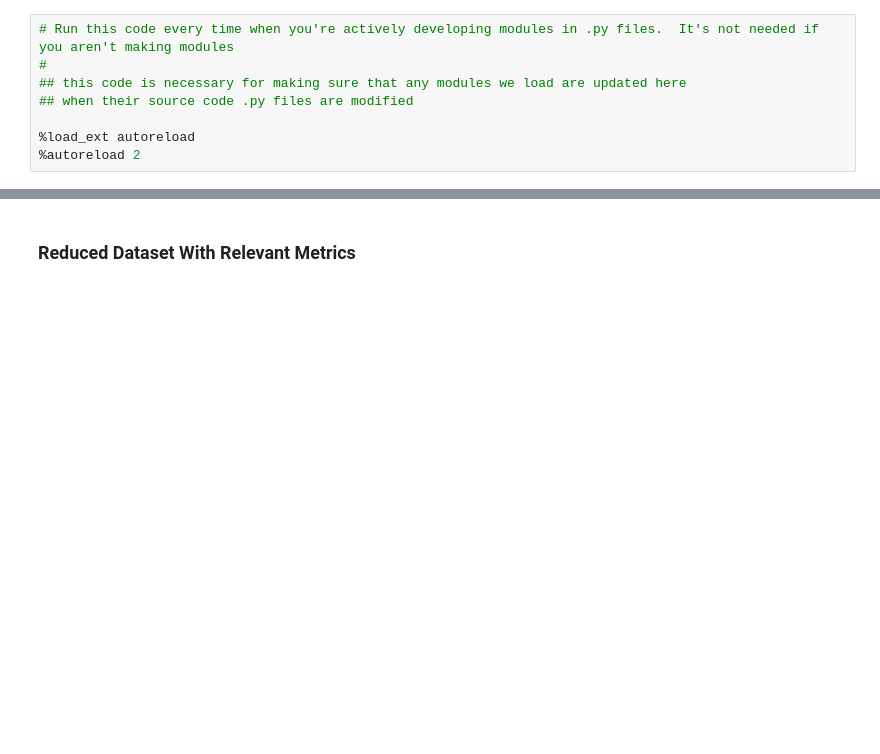
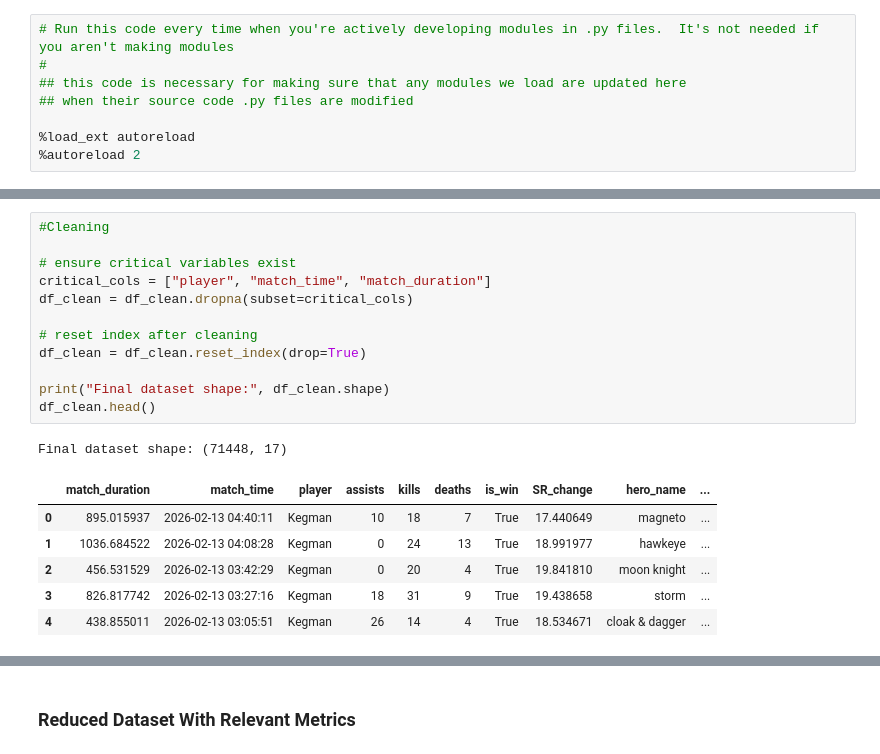
Before and after one commit to COGS108/Group126_WI26, a Jupyter notebook: 02-EDACheckpoint.ipynb, the cells around one changed output, grey strips where cells are left out. Saved outputs shown, nothing was run; the diff lists cells and outputs as text; blank space fills up the shorter version.

```diff
--- a/02-EDACheckpoint.ipynb
+++ b/02-EDACheckpoint.ipynb
@@ -272,0 +572,20 @@ max     2042.000000          1890.615877          12.000000  2.146712e+09
+# %%
+#Cleaning
+
+# ensure critical variables exist
+critical_cols = ["player", "match_time", "match_duration"]
+df_clean = df_clean.dropna(subset=critical_cols)
+
+# reset index after cleaning
+df_clean = df_clean.reset_index(drop=True)
+
+print("Final dataset shape:", df_clean.shape)
+df_clean.head()
+# %% [output]
+Final dataset shape: (71448, 17)
+|  | match_duration | match_time | player | assists | kills | deaths | is_win | SR_change | hero_name | ... |
+| 0 | 895.015937 | 2026-02-13 04:40:11 | Kegman | 10 | 18 | 7 | True | 17.440649 | magneto | ... |
+| 1 | 1036.684522 | 2026-02-13 04:08:28 | Kegman | 0 | 24 | 13 | True | 18.991977 | hawkeye | ... |
+| 2 | 456.531529 | 2026-02-13 03:42:29 | Kegman | 0 | 20 | 4 | True | 19.841810 | moon knight | ... |
+| 3 | 826.817742 | 2026-02-13 03:27:16 | Kegman | 18 | 31 | 9 | True | 19.438658 | storm | ... |
+| 4 | 438.855011 | 2026-02-13 03:05:51 | Kegman | 26 | 14 | 4 | True | 18.534671 | cloak & dagger | ... |
```
Also changed, not shown: parts of 34 cells of this notebook.
